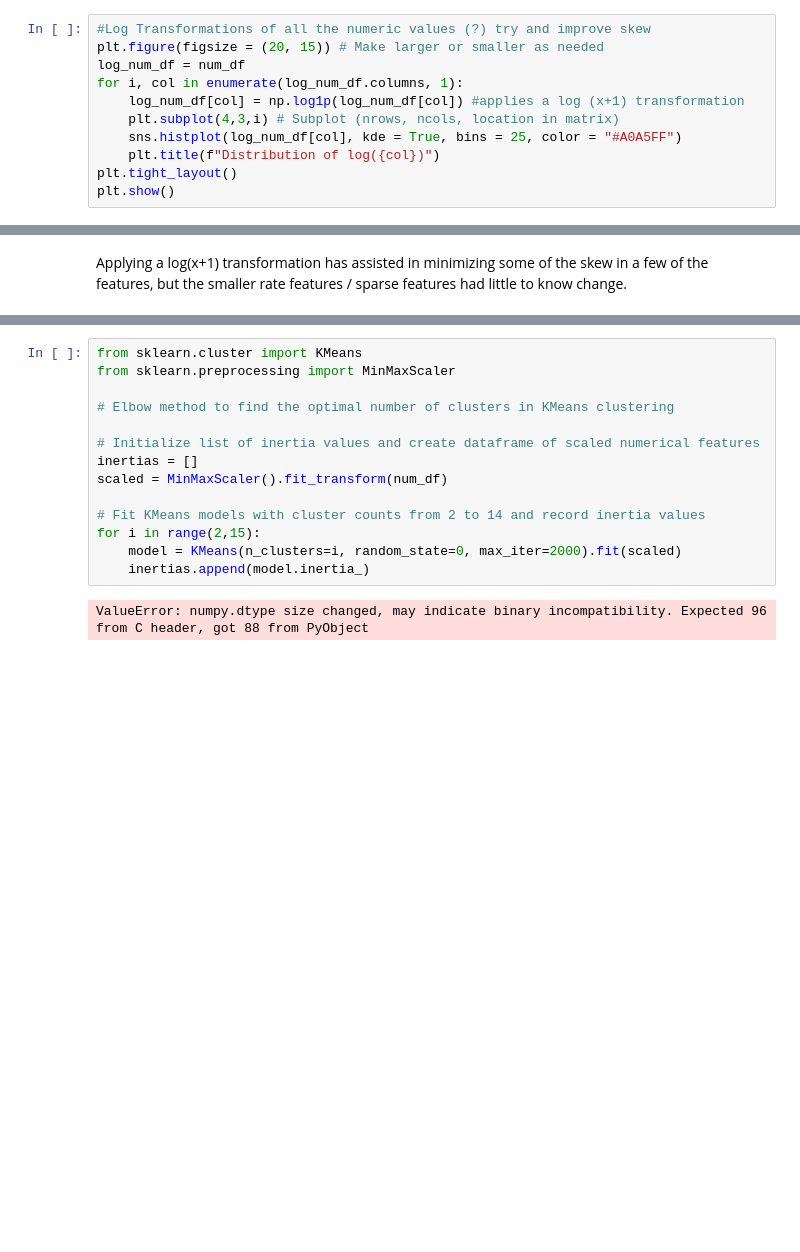
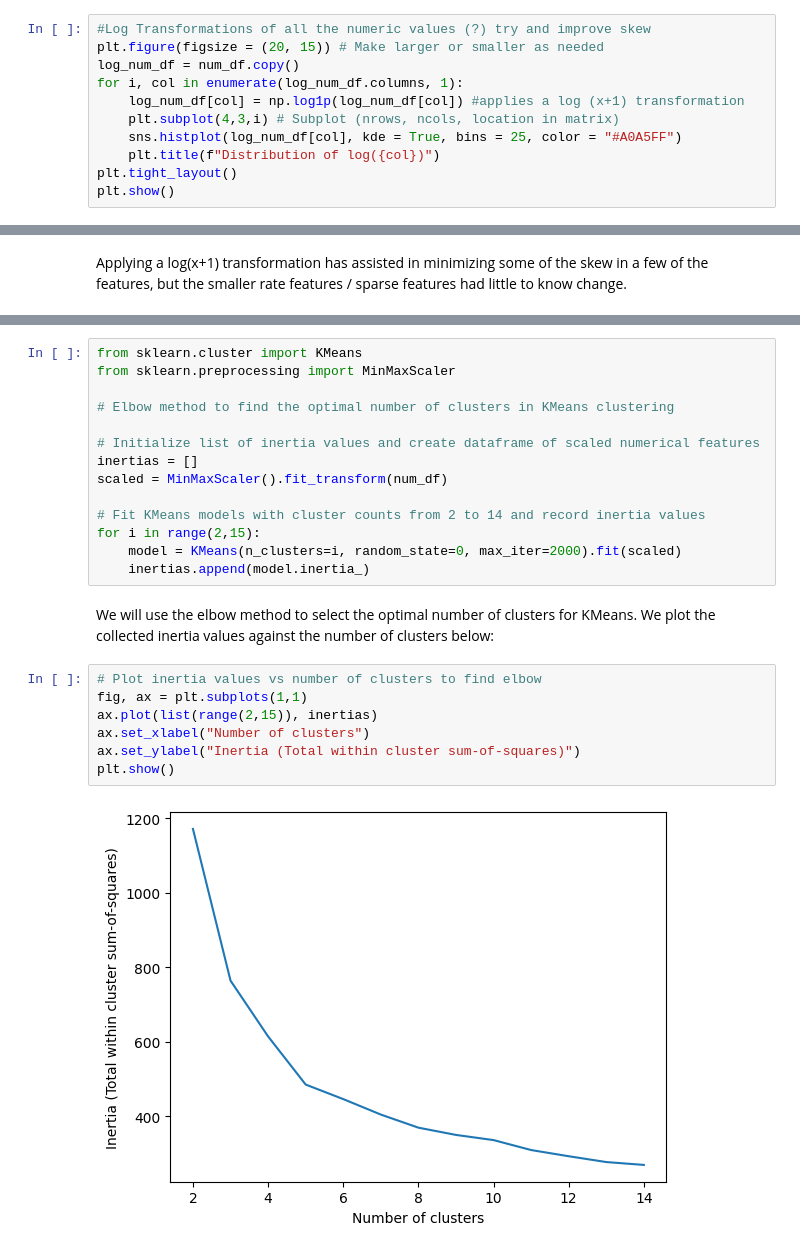
Before and after one commit to jacksonSmall/Shopper-Behavior-Analysis, a Jupyter notebook: EDA_2.ipynb, the cells around one changed output, grey strips where cells are left out. Drawn from its saved outputs; the diff is of its cells as text; blank space fills up the shorter version.

```diff
--- a/EDA_2.ipynb
+++ b/EDA_2.ipynb
@@ -291,7 +291,7 @@ Both Administrative and Informational appear to have a weak and noisy upward tre
 # %%
 #Log Transformations of all the numeric values (?) try and improve skew
 plt.figure(figsize = (20, 15)) # Make larger or smaller as needed
-log_num_df = num_df
+log_num_df = num_df.copy()
 for i, col in enumerate(log_num_df.columns, 1):
     log_num_df[col] = np.log1p(log_num_df[col]) #applies a log (x+1) transformation
     plt.subplot(4,3,i) # Subplot (nrows, ncols, location in matrix)
@@ -321,5 +321,14 @@ scaled = MinMaxScaler().fit_transform(num_df)
 for i in range(2,15):
     model = KMeans(n_clusters=i, random_state=0, max_iter=2000).fit(scaled)
     inertias.append(model.inertia_)
-# %% [output]
-ValueError: numpy.dtype size changed, may indicate binary incompatibility. Expected 96 from C header, got 88 from PyObject
+# %% [markdown]
+We will use the elbow method to select the optimal number of clusters for KMeans. We plot the collected inertia values against the number of clusters below:
+# %%
+# Plot inertia values vs number of clusters to find elbow
+fig, ax = plt.subplots(1,1)
+ax.plot(list(range(2,15)), inertias)
+ax.set_xlabel("Number of clusters")
+ax.set_ylabel("Inertia (Total within cluster sum-of-squares)")
+plt.show()
+# %% [output]
+[figure, added]
```
Also changed, not shown: parts of 16 cells of this notebook.
